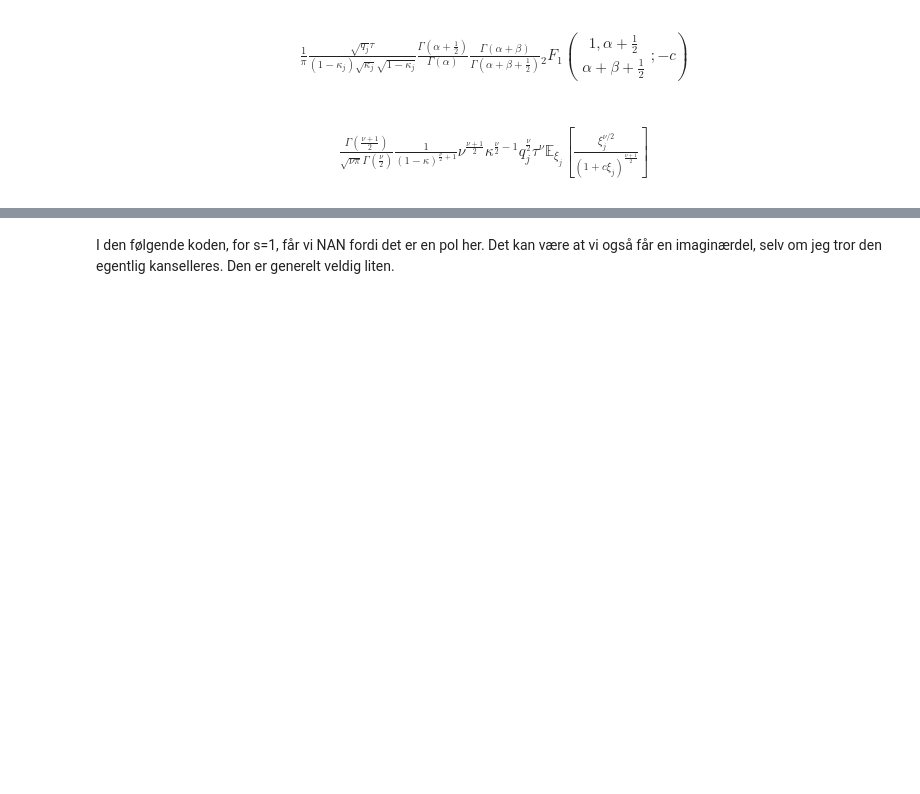
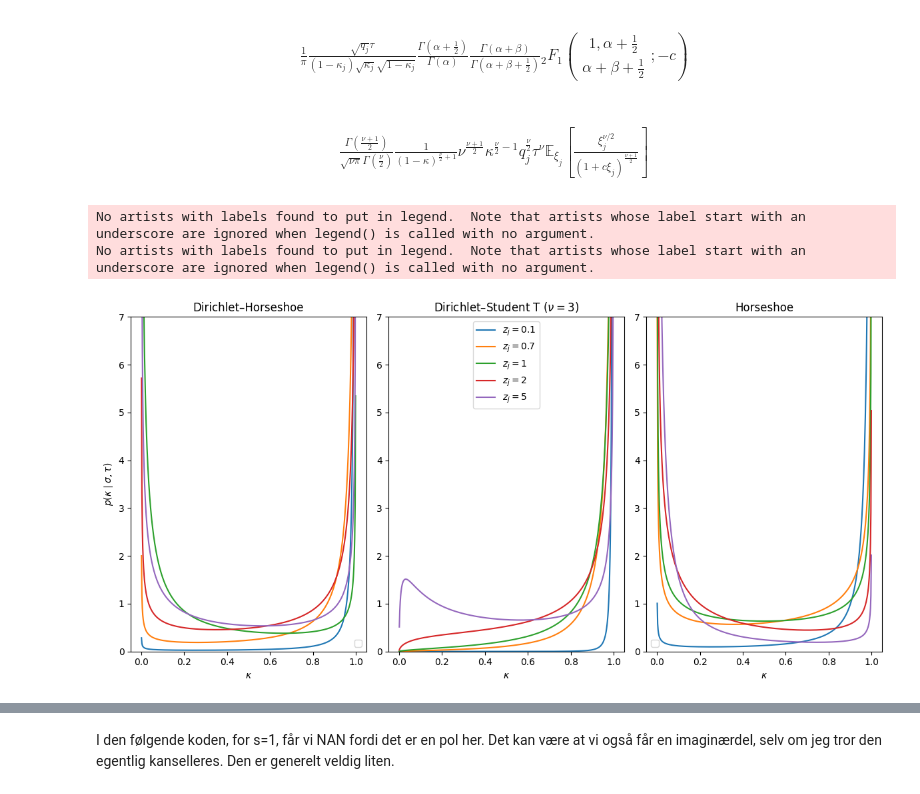
Before and after one commit to AugustArnstad/shrinkage_priors_in_BNNs, a Jupyter notebook: OLD/kappa.ipynb, the cells around one changed output, grey strips where cells are left out. Saved outputs shown, nothing was run; the diff lists cells and outputs as text; code cells hidden in the pictures; blank space fills up the shorter version.

```diff
--- a/OLD/kappa.ipynb
+++ b/OLD/kappa.ipynb
@@ -167,35 +167,39 @@ fig, axes = plt.subplots(1, 3, figsize=(12, 6), sharex=True, sharey=False)
 axes[0].plot(kappa_vals, p_vals_dirichlet_horseshoe_low)#, label=r"$a_j = 0.1$")
 axes[0].plot(kappa_vals, p_vals_dirichlet_horseshoe_medium_low)#, label=r"$a_j = 0.7$")
 axes[0].plot(kappa_vals, p_vals_dirichlet_horseshoe)#, label=r"$a_j = 1$")
 axes[0].plot(kappa_vals, p_vals_dirichlet_horseshoe_medium_high)#, label=r"$a_j = 2$")
 axes[0].plot(kappa_vals, p_vals_dirichlet_horseshoe_high)#, label=r"$a_j = 5$")
 axes[0].set_ylabel(r"$p(\kappa \mid \sigma, \tau)$")
 axes[0].set_xlabel(r"$\kappa$")
 axes[0].set_title("Dirichlet–Horseshoe")
 axes[0].set_ylim((0, 7))
 axes[0].legend()
 
-axes[1].plot(kappa_vals, p_vals_dirichlet_student_t_low, label=r"$a_j = 0.1$")
-axes[1].plot(kappa_vals, p_vals_dirichlet_student_t_medium_low, label=r"$a_j = 0.7$")
-axes[1].plot(kappa_vals, p_vals_dirichlet_student_t, label=r"$a_j = 1$")
-axes[1].plot(kappa_vals, p_vals_dirichlet_student_t_medium_high, label=r"$a_j = 2$")
-axes[1].plot(kappa_vals, p_vals_dirichlet_student_t_high, label=r"$a_j = 5$")
+axes[1].plot(kappa_vals, p_vals_dirichlet_student_t_low, label=r"$z_j = 0.1$")
+axes[1].plot(kappa_vals, p_vals_dirichlet_student_t_medium_low, label=r"$z_j = 0.7$")
+axes[1].plot(kappa_vals, p_vals_dirichlet_student_t, label=r"$z_j = 1$")
+axes[1].plot(kappa_vals, p_vals_dirichlet_student_t_medium_high, label=r"$z_j = 2$")
+axes[1].plot(kappa_vals, p_vals_dirichlet_student_t_high, label=r"$z_j = 5$")
 #axes[1].set_ylabel(r"$p(\kappa \mid \sigma, \tau)$")
 axes[1].set_xlabel(r"$\kappa$")
 axes[1].set_title(r"Dirichlet–Student T $(\nu=3)$")
 axes[1].set_ylim((0, 7))
 axes[1].legend(loc='upper center')
 
 axes[2].plot(kappa_vals, p_vals_horseshoe_low)#, label=r"$a_j = 0.1$")
 axes[2].plot(kappa_vals, p_vals_horseshoe_medium_low)#, label=r"$a_j = 0.7$")
 axes[2].plot(kappa_vals, p_vals_horseshoe)#, label=r"$a_j = 1$")
 axes[2].plot(kappa_vals, p_vals_horseshoe_medium_high)#, label=r"$a_j = 2$")
 axes[2].plot(kappa_vals, p_vals_horseshoe_high)#, label=r"$a_j = 5$")
 #axes[2].set_ylabel(r"$p(\kappa \mid \sigma, \tau)$")
 axes[2].set_xlabel(r"$\kappa$")
 axes[2].set_title("Horseshoe")
 axes[2].set_ylim((0, 7))
 axes[2].legend()
 
 plt.tight_layout()
 plt.show()
+# %% [output]
+No artists with labels found to put in legend.  Note that artists whose label start with an underscore are ignored when legend() is called with no argument.
+No artists with labels found to put in legend.  Note that artists whose label start with an underscore are ignored when legend() is called with no argument.
+[figure, added]
```
Also changed, not shown: parts of 2 cells of this notebook, 10 other files.
